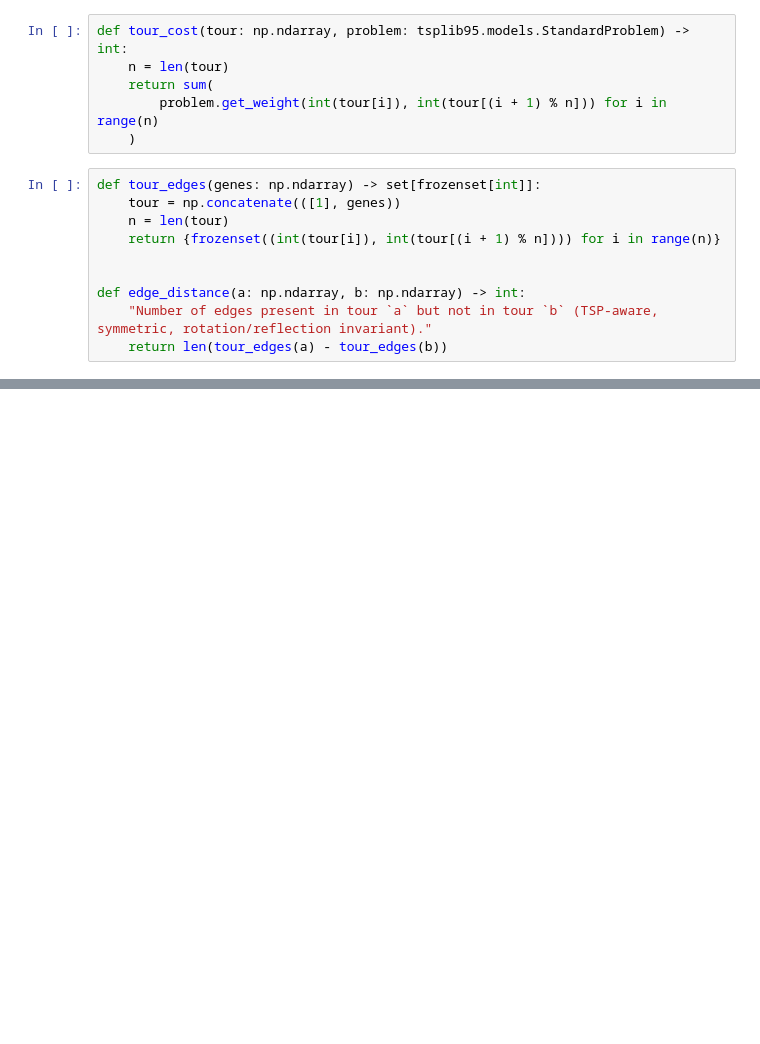
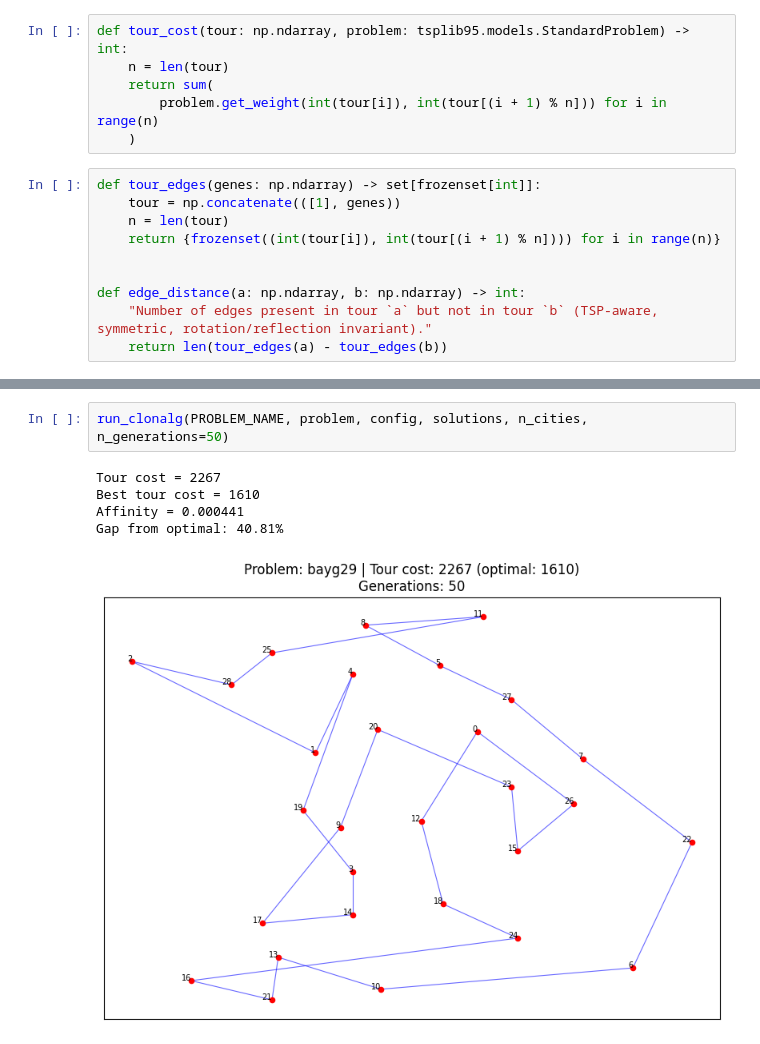
Before and after one commit to pawlowiczf/Computational-Intelligence, a Jupyter notebook: clonalg/experiments/tsp/main.ipynb, the cells around one changed output, grey strips where cells are left out. Saved outputs shown, nothing was run; the diff lists cells and outputs as text; blank space fills up the shorter version.

```diff
--- a/clonalg/experiments/tsp/main.ipynb
+++ b/clonalg/experiments/tsp/main.ipynb
@@ -184,0 +205,8 @@ plot_tsp(
+# %%
+run_clonalg(PROBLEM_NAME, problem, config, solutions, n_cities, n_generations=50)
+# %% [output]
+Tour cost = 2267
+Best tour cost = 1610
+Affinity = 0.000441
+Gap from optimal: 40.81%
+[figure, added]
```
Also changed, not shown: parts of 21 cells of this notebook, 1 other file.
